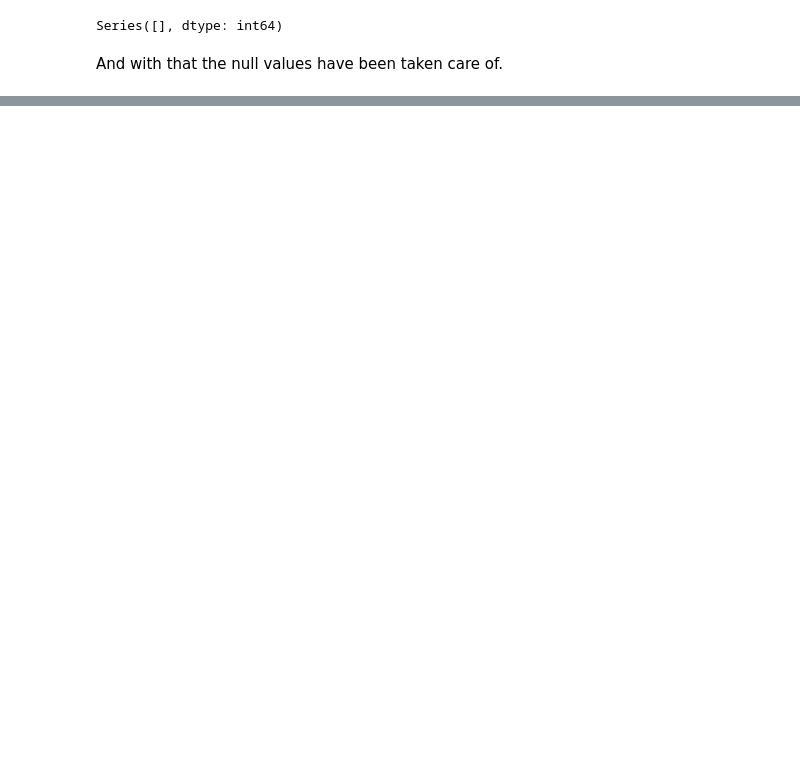
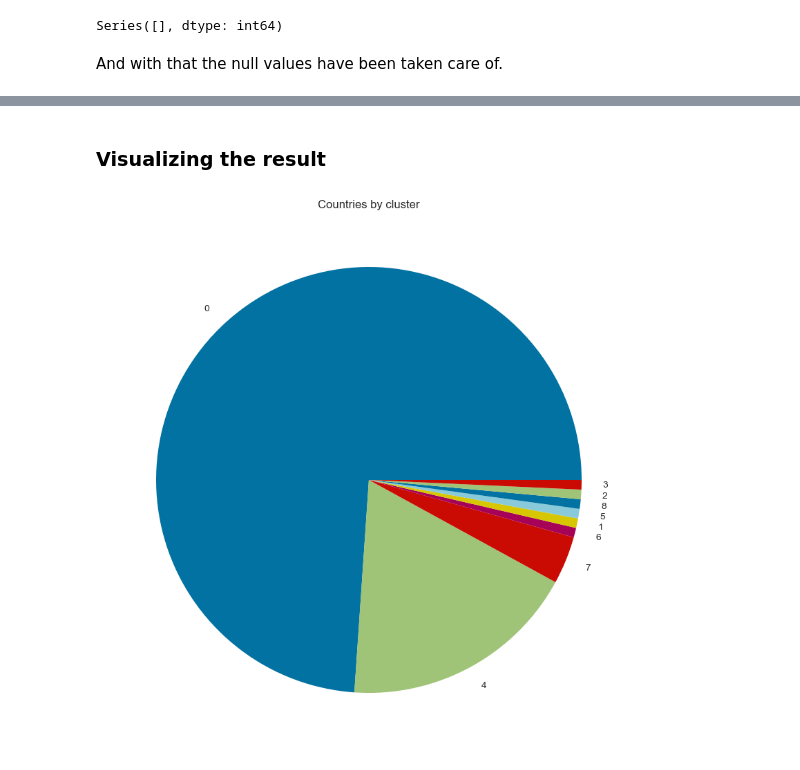
Before and after one commit to efeckgz/AI-Bootcamp, a Jupyter notebook: assignments/military/Military.ipynb, the cells around one changed output, grey strips where cells are left out. Cells and saved outputs as stored; diff of their text form; code cells hidden in the pictures; blank space fills up the shorter version.

```diff
--- a/assignments/military/Military.ipynb
+++ b/assignments/military/Military.ipynb
@@ -260,0 +299,2 @@ And with that the null values have been taken care of.
+# %% [markdown]
+### Visualizing the result
@@ -260,0 +304,8 @@ And with that the null values have been taken care of.
+# %%
+cluster_counts = result['Cluster'].value_counts()
+# %%
+plt.figure(figsize=(15, 10))
+plt.pie(cluster_counts, labels=cluster_counts.index);
+plt.title("Countries by cluster");
+# %% [output]
+[figure, added]
```
Also changed, not shown: parts of 10 cells of this notebook.
